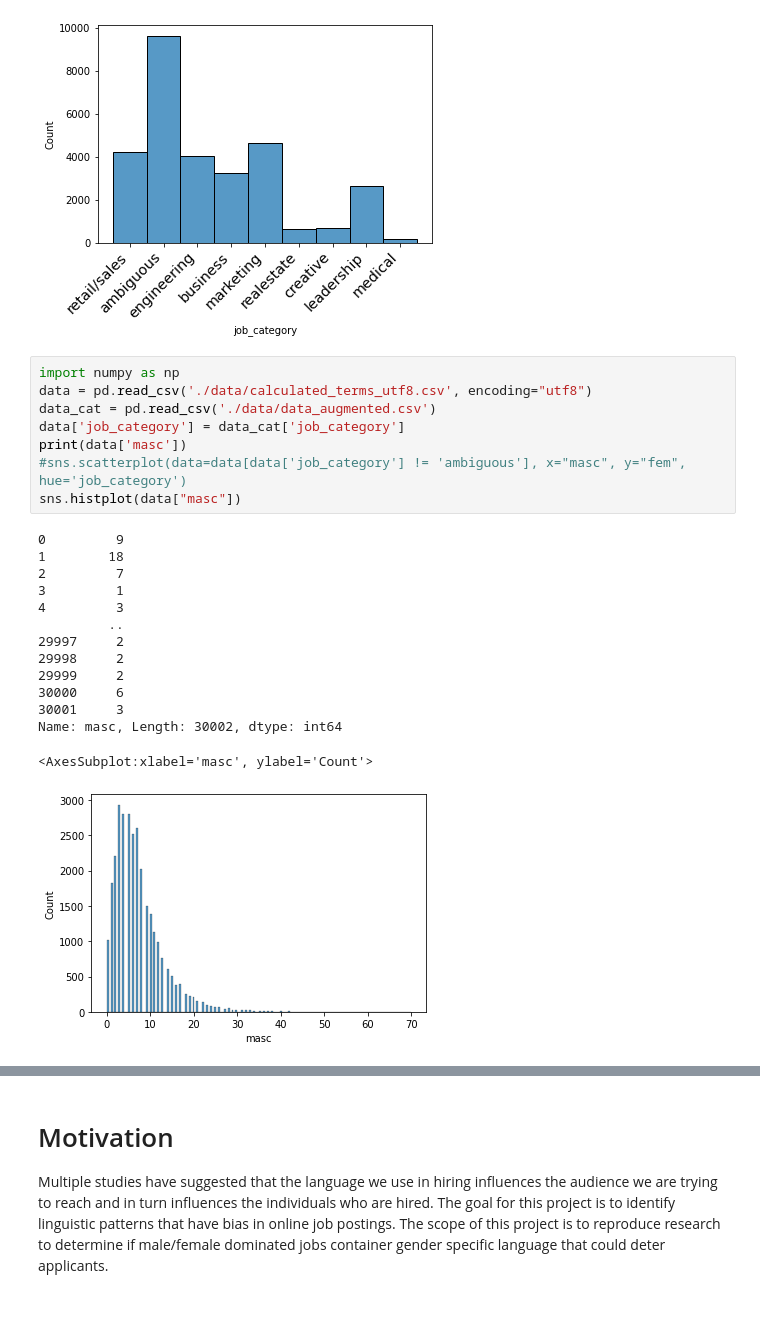
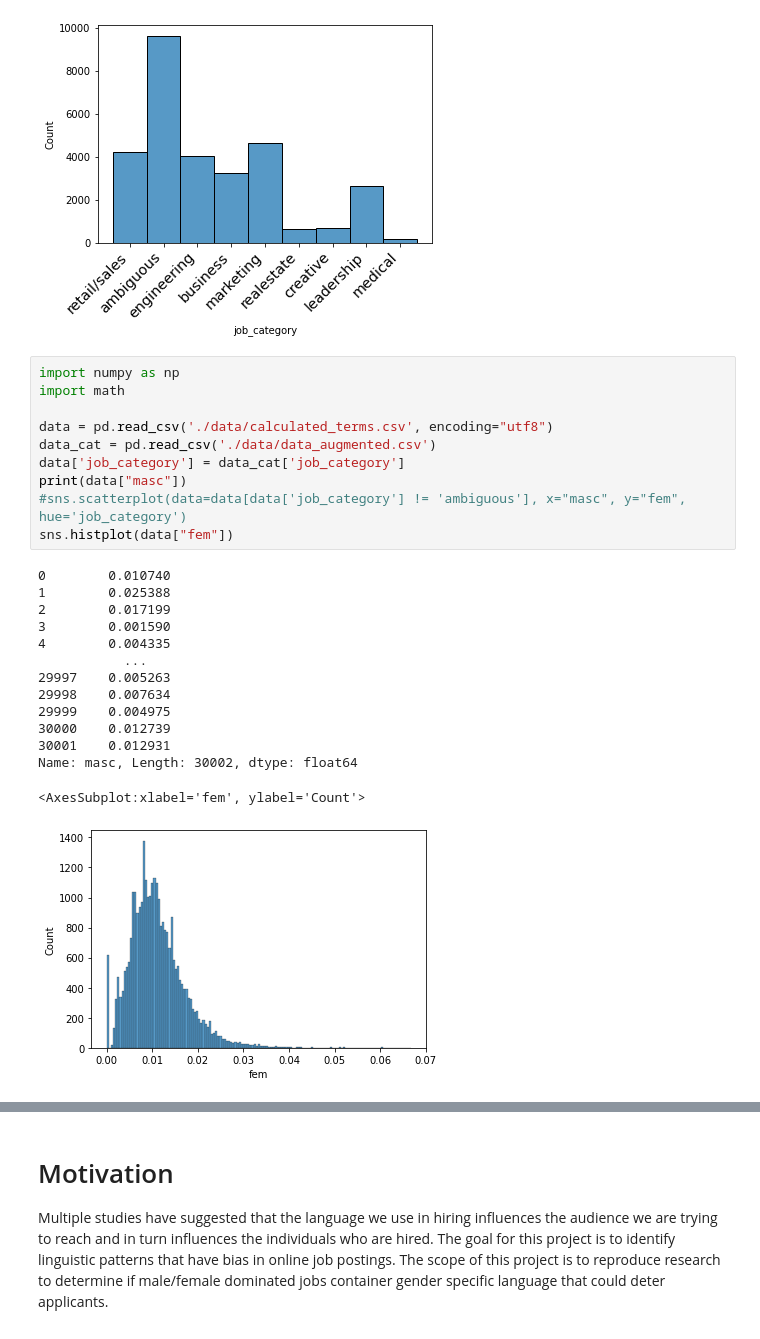
Before and after one commit to JFrei86/data-512-final, a Jupyter notebook: final.ipynb, the cells around one changed output, grey strips where cells are left out. Saved outputs shown, nothing was run; the diff lists cells and outputs as text.

```diff
--- a/final.ipynb
+++ b/final.ipynb
@@ -18,27 +18,29 @@ plt.show()
 [figure]
 # %%
 import numpy as np
-data = pd.read_csv('./data/calculated_terms_utf8.csv', encoding="utf8")
+import math
+
+data = pd.read_csv('./data/calculated_terms.csv', encoding="utf8")
 data_cat = pd.read_csv('./data/data_augmented.csv')
 data['job_category'] = data_cat['job_category']
-print(data['masc'])
+print(data["masc"])
 #sns.scatterplot(data=data[data['job_category'] != 'ambiguous'], x="masc", y="fem", hue='job_category')
-sns.histplot(data["masc"])
+sns.histplot(data["fem"])
 # %% [output]
-0         9
-1        18
-2         7
-3         1
-4         3
-         ..
-29997     2
-29998     2
-29999     2
-30000     6
-30001     3
-Name: masc, Length: 30002, dtype: int64
+0        0.010740
+1        0.025388
+2        0.017199
+3        0.001590
+4        0.004335
+           ...
+29997    0.005263
+29998    0.007634
+29999    0.004975
+30000    0.012739
+30001    0.012931
+Name: masc, Length: 30002, dtype: float64
-<AxesSubplot:xlabel='masc', ylabel='Count'>
+<AxesSubplot:xlabel='fem', ylabel='Count'>
-[figure, old version]
+[figure, new version]
 # %%
 import statsmodels.api as sm
 from statsmodels.formula.api import ols
```
Also changed, not shown: parts of 1 cell of this notebook, 1 other file.
